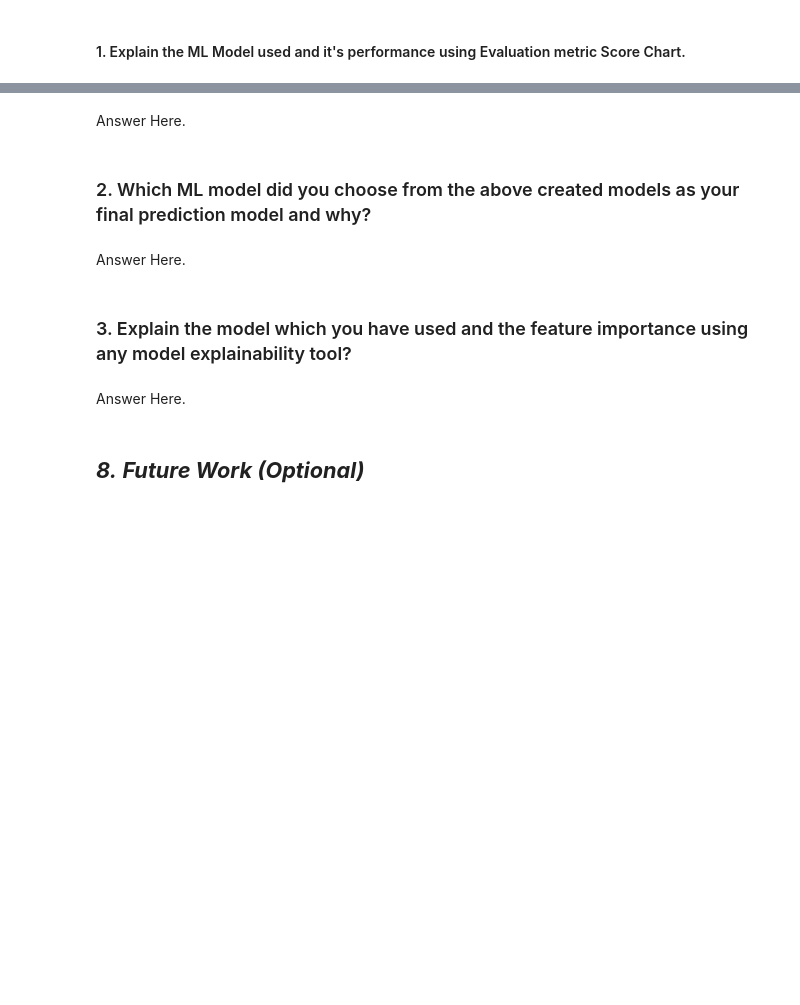
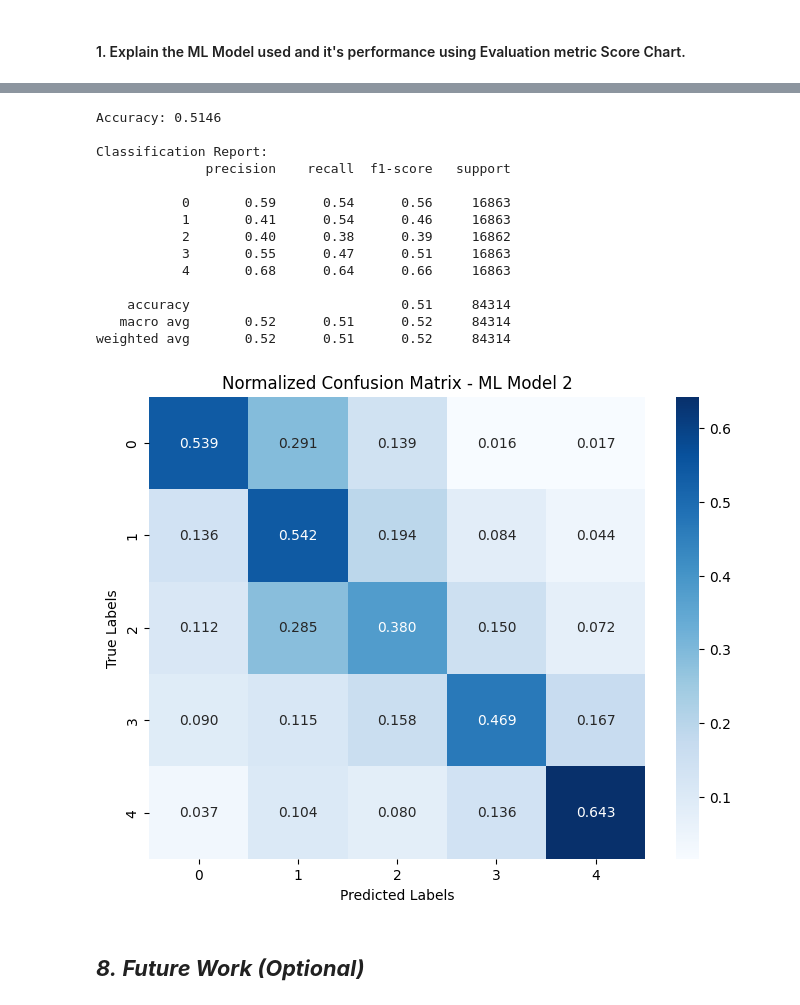
Before and after one commit to Pujakumari1202/Retail-Analytics, a Jupyter notebook: Sample_ML_Submission_Template (1).ipynb, the cells around one changed output, grey strips where cells are left out. Cells and saved outputs as stored; diff of their text form; code cells hidden in the pictures; blank space fills up the shorter version.

```diff
--- a/Sample_ML_Submission_Template (1).ipynb
+++ b/Sample_ML_Submission_Template (1).ipynb
@@ -2369,13 +2778,45 @@ Answer Here.
-# %% [markdown]
-Answer Here.
-# %% [markdown]
-### 2. Which ML model did you choose from the above created models as your final prediction model and why?
-# %% [markdown]
-Answer Here.
-# %% [markdown]
-### 3. Explain the model which you have used and the feature importance using any model explainability tool?
-# %% [markdown]
-Answer Here.
+# %%
+# Visualizing evaluation Metric Score chart
+import matplotlib.pyplot as plt
+import seaborn as sns
+from sklearn.metrics import accuracy_score, classification_report, confusion_matrix
+
+# y_test and y_pred from your classification model
+accuracy = accuracy_score(y_test, y_pred)
+print(f"Accuracy: {accuracy:.4f}\n")
+print("Classification Report:")
+print(classification_report(y_test, y_pred))
+
+# Confusion Matrix (normalized)
+cm = confusion_matrix(y_test, y_pred)
+cm_norm = cm.astype('float') / cm.sum(axis=1)[:, np.newaxis]
+
+cm_df = pd.DataFrame(cm_norm,
+                     index=[str(i) for i in range(cm.shape[0])],
+                     columns=[str(i) for i in range(cm.shape[1])])
+
+plt.figure(figsize=(8,6))
+sns.heatmap(cm_df, annot=True, fmt=".3f", cmap="Blues")
+plt.xlabel("Predicted Labels")
+plt.ylabel("True Labels")
+plt.title("Normalized Confusion Matrix - ML Model 2")
+plt.show()
+# %% [output]
+Accuracy: 0.5146
+
+Classification Report:
+              precision    recall  f1-score   support
+
+           0       0.59      0.54      0.56     16863
+           1       0.41      0.54      0.46     16863
+           2       0.40      0.38      0.39     16862
+           3       0.55      0.47      0.51     16863
+           4       0.68      0.64      0.66     16863
+
+    accuracy                           0.51     84314
+   macro avg       0.52      0.51      0.52     84314
+weighted avg       0.52      0.51      0.52     84314
+[figure, added]
 # %% [markdown]
 ## ***8.*** ***Future Work (Optional)***
 # %% [markdown]
```
Also changed, not shown: parts of 58 cells of this notebook.
